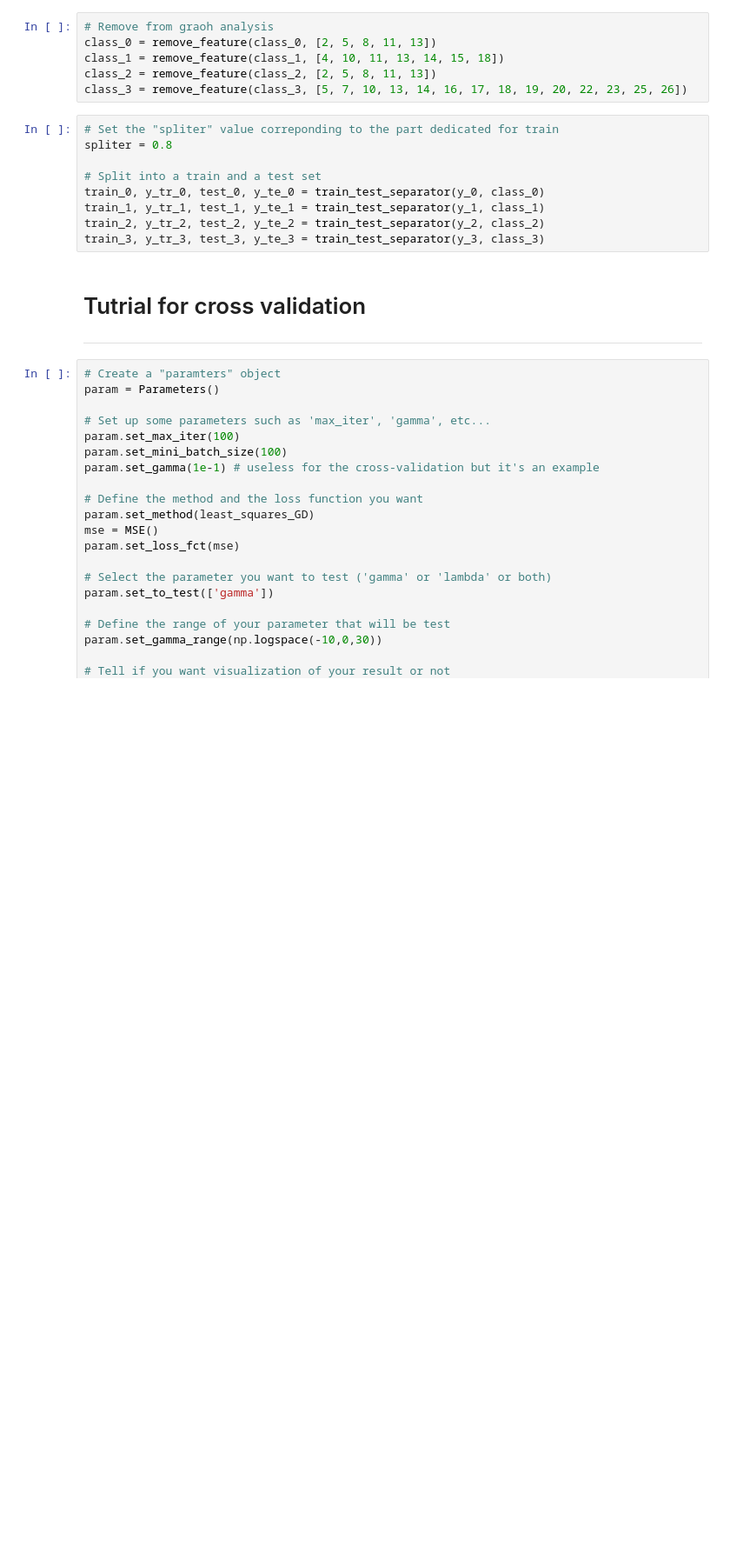
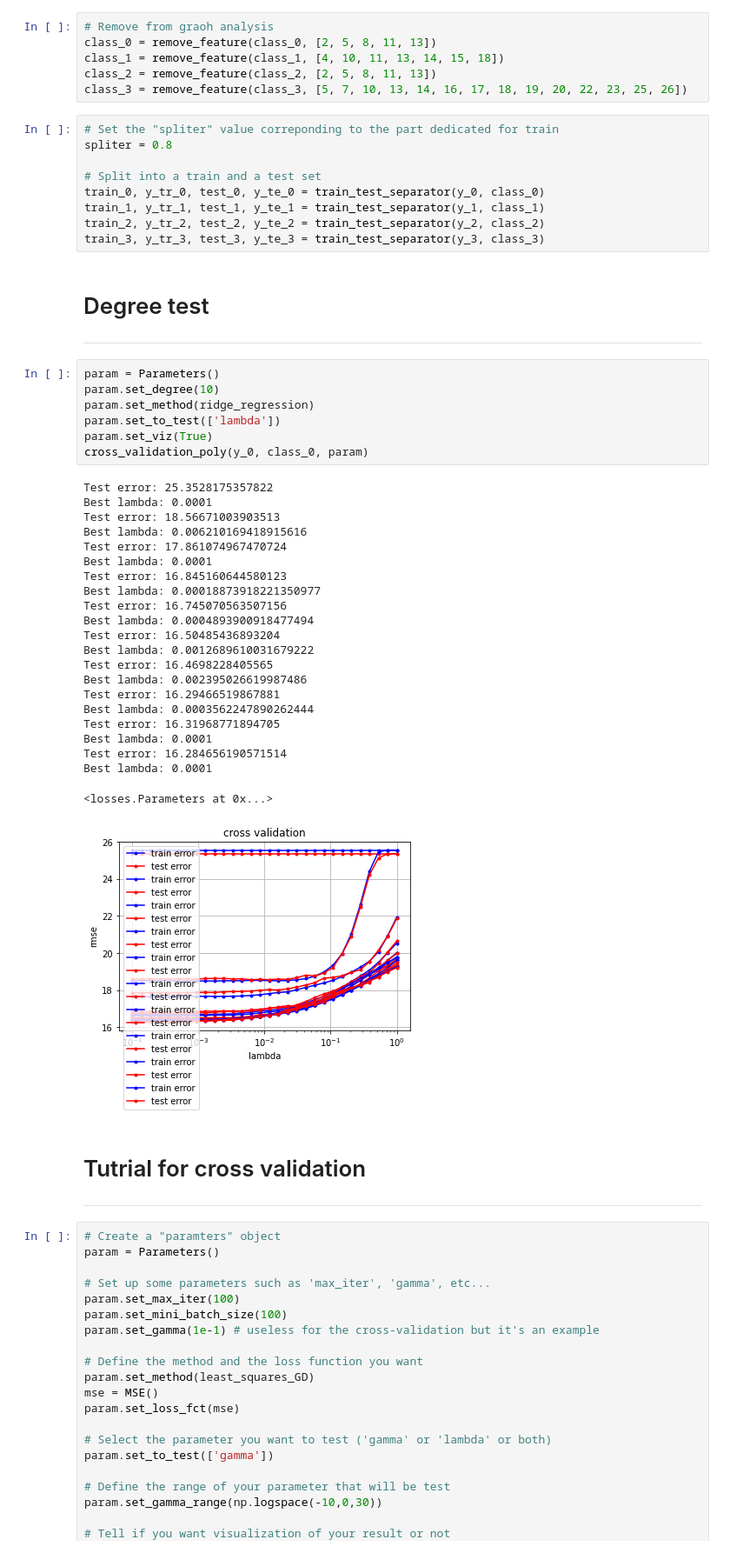
Before and after one commit to gaspardvilla/ML-Project, a Jupyter notebook: Project 1/scripts/Tutorial.ipynb, the cells around one changed output. Shown: that part at 87% size. Drawn from its saved outputs; the diff is of its cells as text; blank space fills up the shorter version.

```diff
--- a/Project 1/scripts/Tutorial.ipynb
+++ b/Project 1/scripts/Tutorial.ipynb
@@ -45,6 +42,40 @@ train_0, y_tr_0, test_0, y_te_0 = train_test_separator(y_0, class_0)
 train_1, y_tr_1, test_1, y_te_1 = train_test_separator(y_1, class_1)
 train_2, y_tr_2, test_2, y_te_2 = train_test_separator(y_2, class_2)
 train_3, y_tr_3, test_3, y_te_3 = train_test_separator(y_3, class_3)
+# %% [markdown]
+# Degree test
+
+***
+# %%
+param = Parameters()
+param.set_degree(10)
+param.set_method(ridge_regression)
+param.set_to_test(['lambda'])
+param.set_viz(True)
+cross_validation_poly(y_0, class_0, param)
+# %% [output]
+Test error: 25.3528175357822
+Best lambda: 0.0001
+Test error: 18.56671003903513
+Best lambda: 0.006210169418915616
+Test error: 17.861074967470724
+Best lambda: 0.0001
+Test error: 16.845160644580123
+Best lambda: 0.00018873918221350977
+Test error: 16.745070563507156
+Best lambda: 0.0004893900918477494
+Test error: 16.50485436893204
+Best lambda: 0.0012689610031679222
+Test error: 16.4698228405565
+Best lambda: 0.002395026619987486
+Test error: 16.29466519867881
+Best lambda: 0.0003562247890262444
+Test error: 16.31968771894705
+Best lambda: 0.0001
+Test error: 16.284656190571514
+Best lambda: 0.0001
+<losses.Parameters at 0x...>
+[figure, added]
 # %% [markdown]
 # Tutrial for cross validation
 
```
Also changed, not shown: parts of 9 cells of this notebook, 2 other files.
